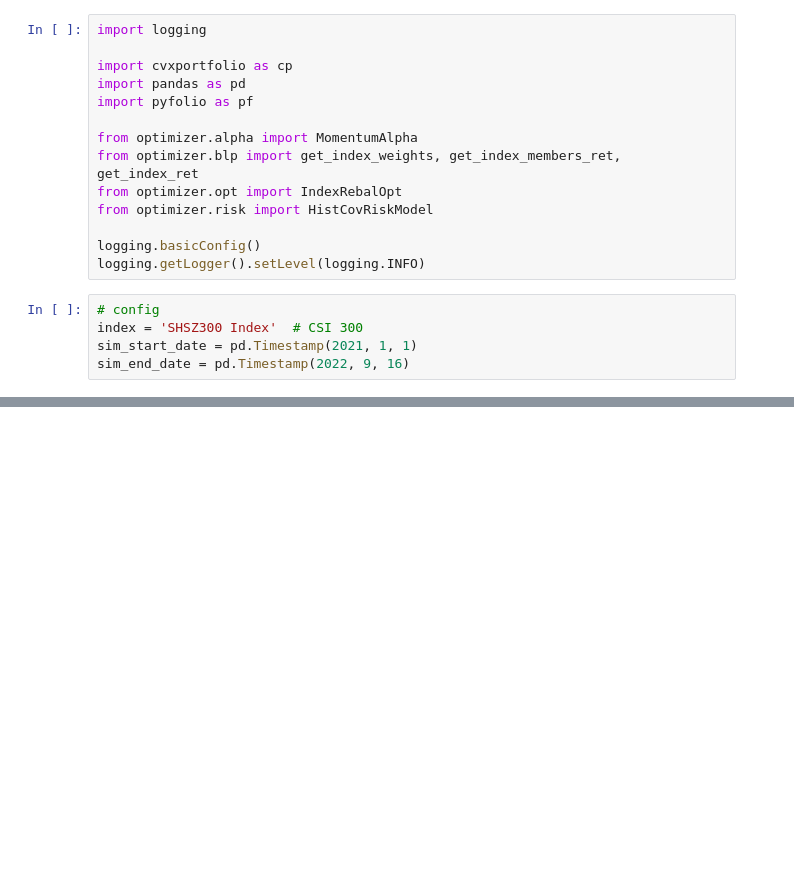
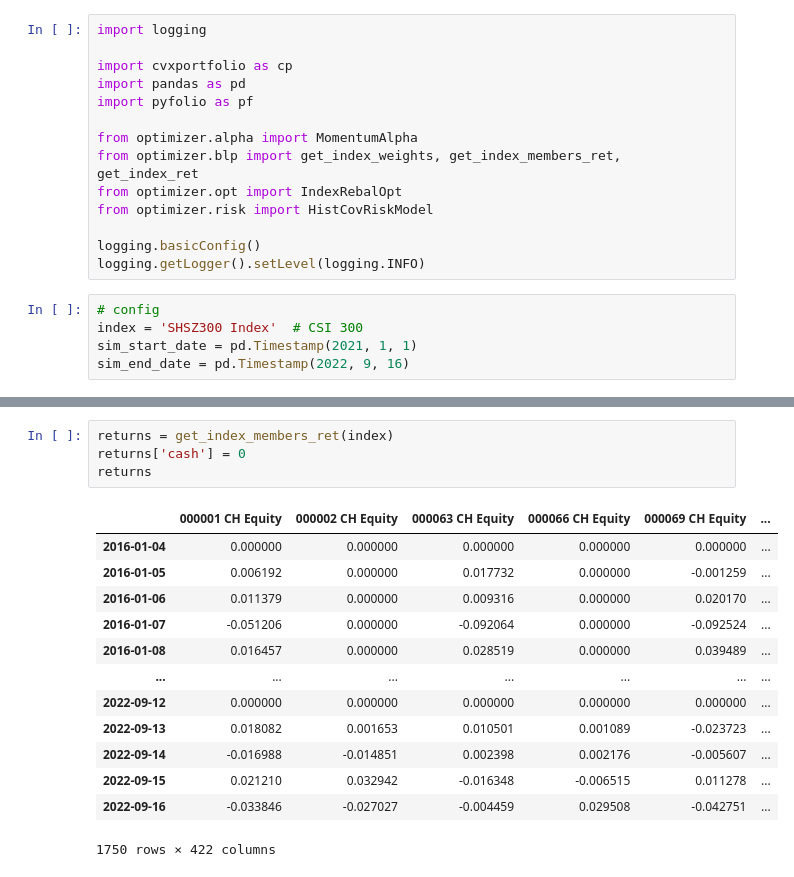
Before and after one commit to jxwng/index-optimizer, a Jupyter notebook: example.ipynb, the cells around one changed output, grey strips where cells are left out. Saved outputs shown, nothing was run; the diff lists cells and outputs as text; blank space fills up the shorter version.

```diff
--- a/example.ipynb
+++ b/example.ipynb
@@ -39,3 +65,21 @@ idx_weight
 | 2022-09-15 | 0.006688 | 0.006677 | 0.004163 | 0.000939 | 0.001170 | ... |
 | 2022-09-16 | 0.006617 | 0.006653 | 0.004244 | 0.000990 | 0.001147 | ... |
 707 rows × 421 columns
+# %%
+returns = get_index_members_ret(index)
+returns['cash'] = 0
+returns
+# %% [output]
+|  | 000001 CH Equity | 000002 CH Equity | 000063 CH Equity | 000066 CH Equity | 000069 CH Equity | ... |
+| 2016-01-04 | 0.000000 | 0.000000 | 0.000000 | 0.000000 | 0.000000 | ... |
+| 2016-01-05 | 0.006192 | 0.000000 | 0.017732 | 0.000000 | -0.001259 | ... |
+| 2016-01-06 | 0.011379 | 0.000000 | 0.009316 | 0.000000 | 0.020170 | ... |
+| 2016-01-07 | -0.051206 | 0.000000 | -0.092064 | 0.000000 | -0.092524 | ... |
+| 2016-01-08 | 0.016457 | 0.000000 | 0.028519 | 0.000000 | 0.039489 | ... |
+| ... | ... | ... | ... | ... | ... | ... |
+| 2022-09-12 | 0.000000 | 0.000000 | 0.000000 | 0.000000 | 0.000000 | ... |
+| 2022-09-13 | 0.018082 | 0.001653 | 0.010501 | 0.001089 | -0.023723 | ... |
+| 2022-09-14 | -0.016988 | -0.014851 | 0.002398 | 0.002176 | -0.005607 | ... |
+| 2022-09-15 | 0.021210 | 0.032942 | -0.016348 | -0.006515 | 0.011278 | ... |
+| 2022-09-16 | -0.033846 | -0.027027 | -0.004459 | 0.029508 | -0.042751 | ... |
+1750 rows × 422 columns
```
Also changed, not shown: parts of 19 cells of this notebook, 7 other files.
